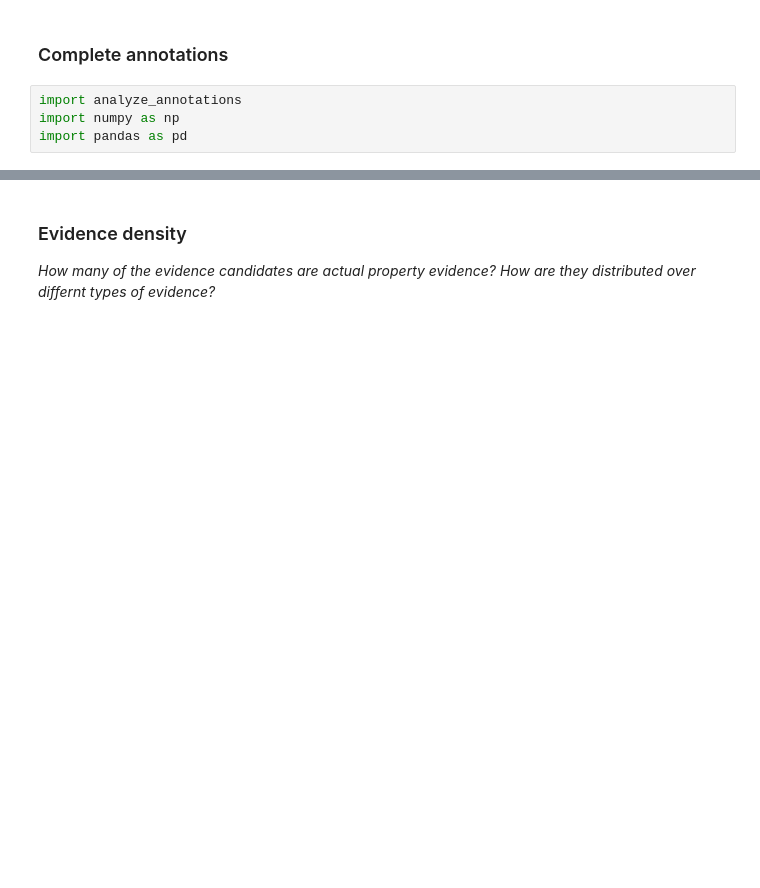
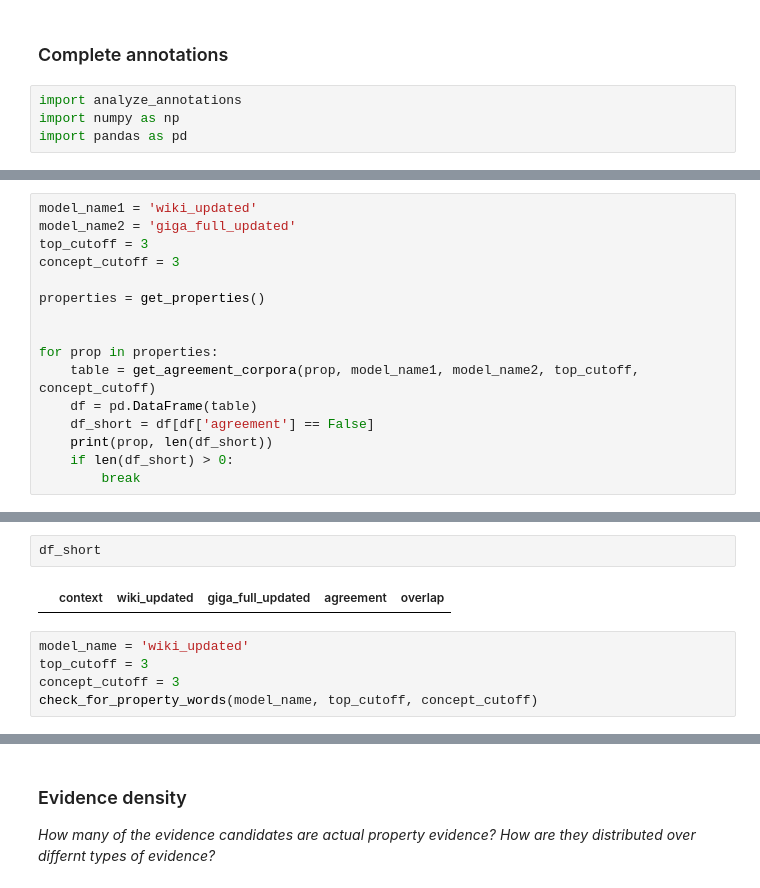
Before and after one commit to PiaSommerauer/corpus_diagnostics, a Jupyter notebook: scripts/Context-analysis.ipynb, the cells around one changed output, grey strips where cells are left out. Drawn from its saved outputs; the diff is of its cells as text; blank space fills up the shorter version.

```diff
--- a/scripts/Context-analysis.ipynb
+++ b/scripts/Context-analysis.ipynb
@@ -207,0 +265,16 @@ sweet (27, 20, 7)
+# %%
+model_name1 = 'wiki_updated'
+model_name2 = 'giga_full_updated'
+top_cutoff = 3
+concept_cutoff = 3
+
+properties = get_properties()
+
+
+for prop in properties:
+    table = get_agreement_corpora(prop, model_name1, model_name2, top_cutoff, concept_cutoff)
+    df = pd.DataFrame(table)
+    df_short = df[df['agreement'] == False]
+    print(prop, len(df_short))
+    if len(df_short) > 0:
+        break
@@ -207,0 +299,9 @@ sweet (27, 20, 7)
+# %%
+df_short
+# %% [output]
+|  | context | wiki_updated | giga_full_updated | agreement | overlap |
+# %%
+model_name = 'wiki_updated'
+top_cutoff = 3
+concept_cutoff = 3
+check_for_property_words(model_name, top_cutoff, concept_cutoff)
```
Also changed, not shown: parts of 16 cells of this notebook, 8 other files.
